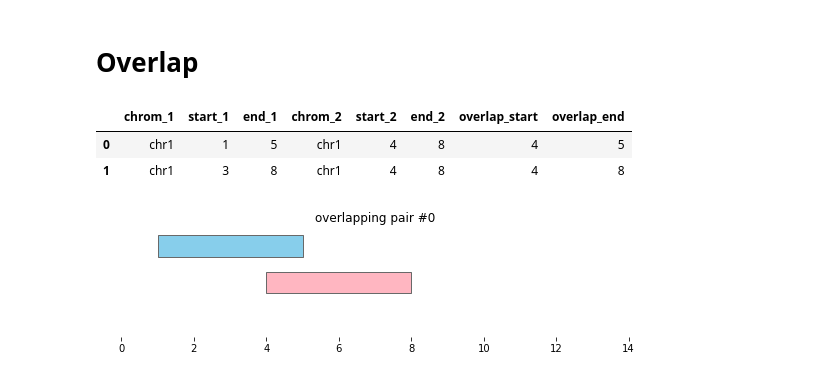
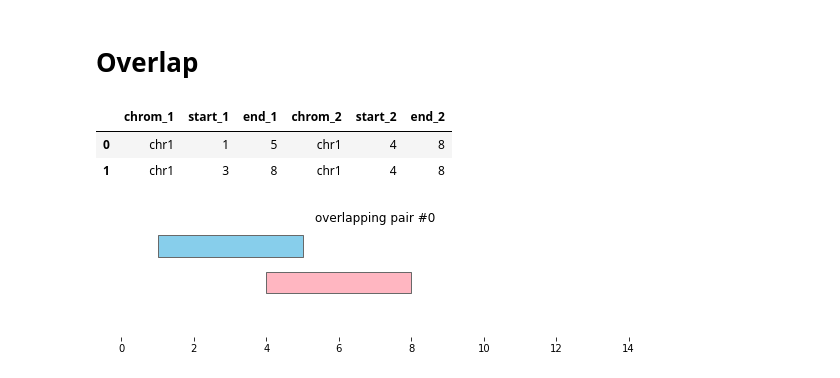
Before and after one commit to open2c/bioframe, a Jupyter notebook: docs/notebooks/intervals_tutorial.ipynb, the cells around one changed output. Cells and saved outputs as stored; diff of their text form; code cells hidden in the pictures.

Commit message:
finish renaming interval_tutorial

```diff
--- a/docs/notebooks/intervals_tutorial.ipynb
+++ b/docs/notebooks/intervals_tutorial.ipynb
@@ -38,12 +38,12 @@ plt.xlim(-0.5,14.5)
 # %% [markdown]
 # Overlap
 # %%
-overlapping_intervals = bf.overlap(df1, df2)
+overlapping_intervals = bf.overlap(df1, df2, how='inner')
 display(overlapping_intervals)
 # %% [output]
-|  | chrom_1 | start_1 | end_1 | chrom_2 | start_2 | end_2 | overlap_start | overlap_end |
-| 0 | chr1 | 1 | 5 | chr1 | 4 | 8 | 4 | 5 |
-| 1 | chr1 | 3 | 8 | chr1 | 4 | 8 | 4 | 8 |
+|  | chrom_1 | start_1 | end_1 | chrom_2 | start_2 | end_2 |
+| 0 | chr1 | 1 | 5 | chr1 | 4 | 8 |
+| 1 | chr1 | 3 | 8 | chr1 | 4 | 8 |
 # %%
 for i, reg_pair in overlapping_intervals.iterrows():
     bf.vis.plot_intervals_arr(
```
Also changed, not shown: parts of 4 cells of this notebook, 1 other file.
